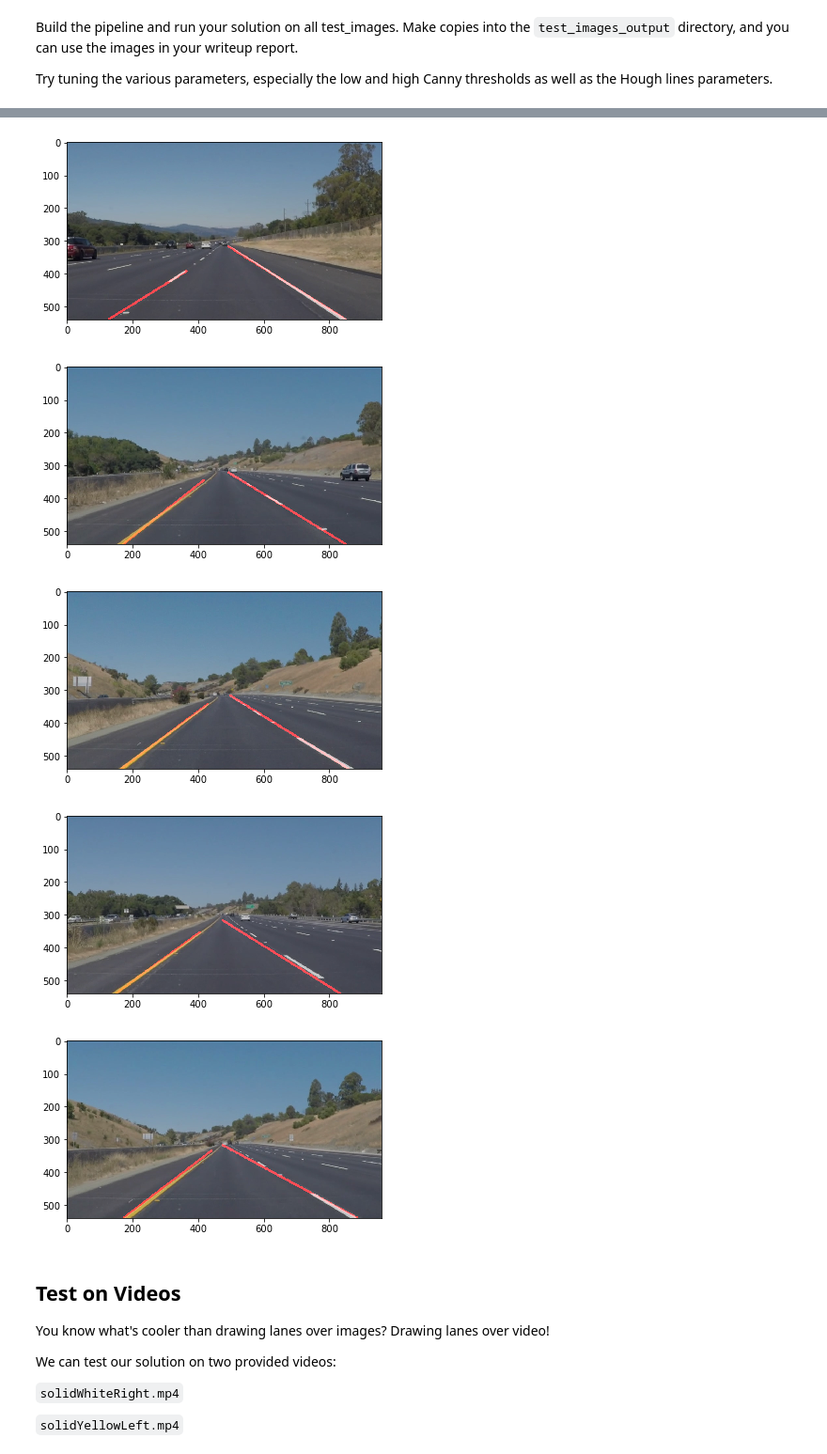
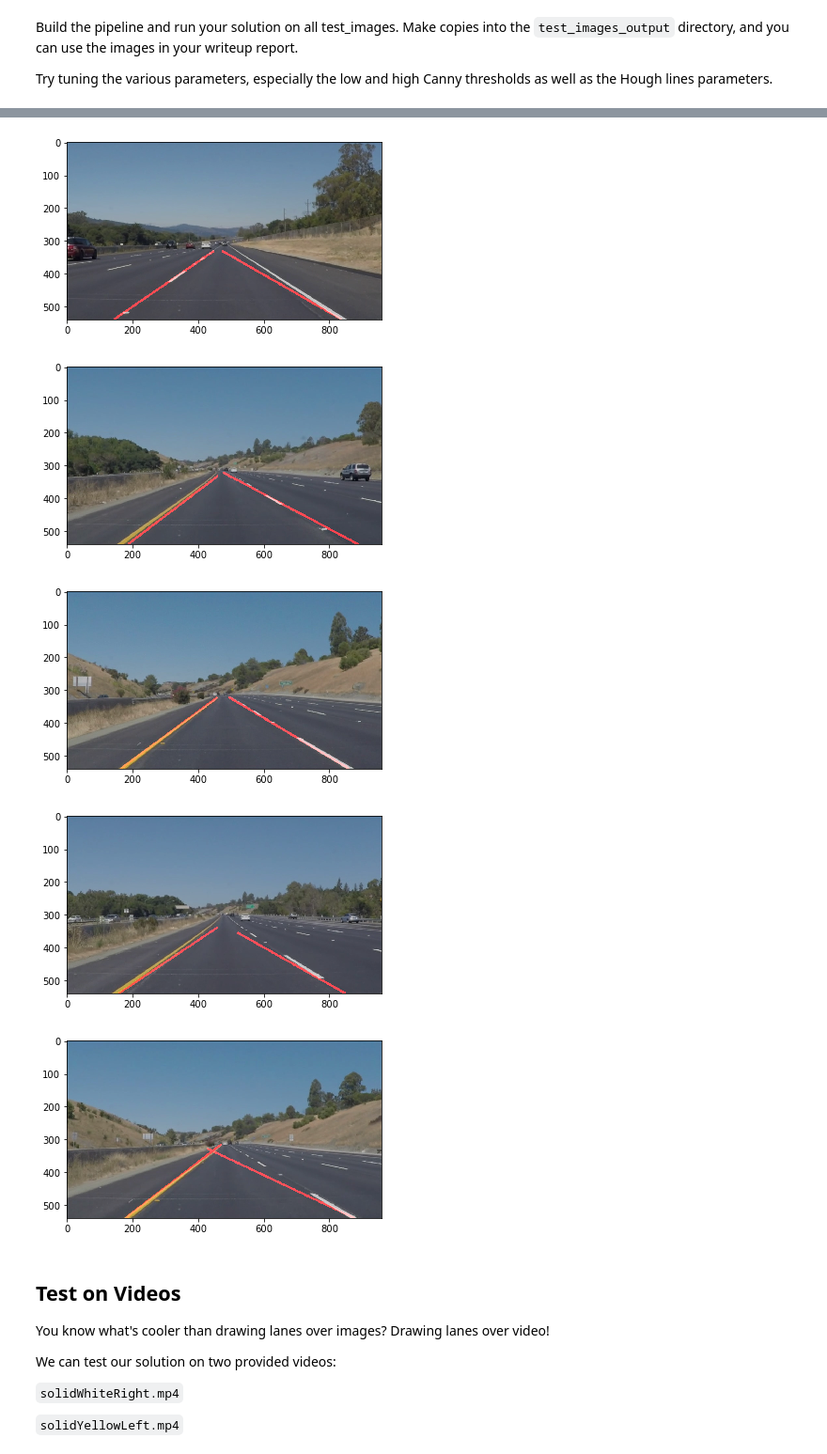
Before and after one commit to elok/CarND-Lanelines-P1, a Jupyter notebook: P1.ipynb, the cells around one changed output, grey strips where cells are left out. Shown: that part at 94% size. Saved outputs shown, nothing was run; the diff lists cells and outputs as text; code cells hidden in the pictures.

```diff
--- a/P1.ipynb
+++ b/P1.ipynb
@@ -303,9 +333,9 @@ def draw_lane_lines(img_data):
     img_canny = canny(img_blur, low_threshold, high_threshold)
 
     # 4 - Region of interest
-    left_bottom = [0, 539]
-    right_bottom = [900, 539]
-    apex = [500, 315]
+    left_bottom = [0, img_data.shape[0]-1]
+    right_bottom = [img_data.shape[1], img_data.shape[0]-1]
+    apex = [img_data.shape[1]/2, 315]
     triangle = np.array([ left_bottom, right_bottom, apex ], np.int32)
     img_region = region_of_interest(img_canny, [triangle])
 
@@ -342,8 +372,8 @@ for image_file_name in os.listdir('test_images/'):
-[figure, old version]
+[figure, new version]
-[figure, old version]
+[figure, new version]
 [figure]
-[figure, old version]
+[figure, new version]
-[figure, old version]
+[figure, new version]
 # %% [markdown]
 ## Test on Videos
 
```
Also changed, not shown: parts of 5 cells of this notebook.
